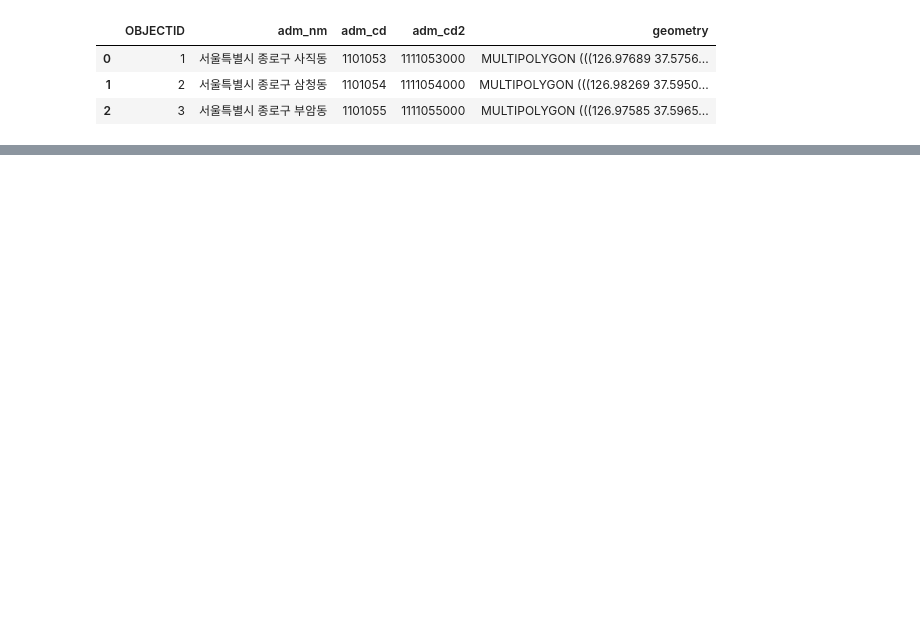
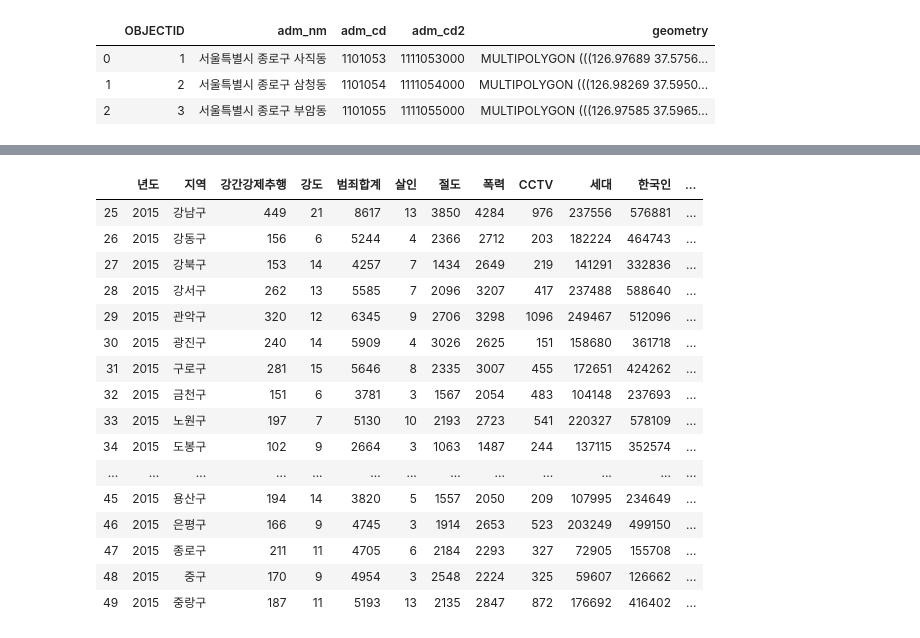
Before and after one commit to madfalc0n/Image-analysis-and-develope, a Jupyter notebook: project/main/sandbox.ipynb, the cells around one changed output, grey strips where cells are left out. Cells and saved outputs as stored; diff of their text form; code cells hidden in the pictures; blank space fills up the shorter version.

```diff
--- a/project/main/sandbox.ipynb
+++ b/project/main/sandbox.ipynb
@@ -27,3 +25,6 @@ df.head(3)
 | 0 | 1 | 서울특별시 종로구 사직동 | 1101053 | 1111053000 | MULTIPOLYGON (((126.97689 37.5756... |
 | 1 | 2 | 서울특별시 종로구 삼청동 | 1101054 | 1111054000 | MULTIPOLYGON (((126.98269 37.5950... |
 | 2 | 3 | 서울특별시 종로구 부암동 | 1101055 | 1111055000 | MULTIPOLYGON (((126.97585 37.5965... |
+# %%
+seoul_crime_df = pd.read_csv('./data/20191227_seoul_crime_sum.csv', encoding='utf-8')
+seoul_crime_df
@@ -102,0 +115,26 @@ df.to_file("./data/seoul_hangjeong.geojson", driver="GeoJSON")
+# %%
+seout_2014 = seoul_crime_df[seoul_crime_df['년도'] == 2014]
+seout_2015 = seoul_crime_df[seoul_crime_df['년도'] == 2015]
+seout_2016 = seoul_crime_df[seoul_crime_df['년도'] == 2016]
+seout_2017 = seoul_crime_df[seoul_crime_df['년도'] == 2017]
+seout_2018 = seoul_crime_df[seoul_crime_df['년도'] == 2018]
+# %%
+seout_2015
+# %% [output]
+|  | 년도 | 지역 | 강간강제추행 | 강도 | 범죄합계 | 살인 | 절도 | 폭력 | CCTV | 세대 | 한국인 | ... |
+| 25 | 2015 | 강남구 | 449 | 21 | 8617 | 13 | 3850 | 4284 | 976 | 237556 | 576881 | ... |
+| 26 | 2015 | 강동구 | 156 | 6 | 5244 | 4 | 2366 | 2712 | 203 | 182224 | 464743 | ... |
+| 27 | 2015 | 강북구 | 153 | 14 | 4257 | 7 | 1434 | 2649 | 219 | 141291 | 332836 | ... |
+| 28 | 2015 | 강서구 | 262 | 13 | 5585 | 7 | 2096 | 3207 | 417 | 237488 | 588640 | ... |
+| 29 | 2015 | 관악구 | 320 | 12 | 6345 | 9 | 2706 | 3298 | 1096 | 249467 | 512096 | ... |
+| 30 | 2015 | 광진구 | 240 | 14 | 5909 | 4 | 3026 | 2625 | 151 | 158680 | 361718 | ... |
+| 31 | 2015 | 구로구 | 281 | 15 | 5646 | 8 | 2335 | 3007 | 455 | 172651 | 424262 | ... |
+| 32 | 2015 | 금천구 | 151 | 6 | 3781 | 3 | 1567 | 2054 | 483 | 104148 | 237693 | ... |
+| 33 | 2015 | 노원구 | 197 | 7 | 5130 | 10 | 2193 | 2723 | 541 | 220327 | 578109 | ... |
+| 34 | 2015 | 도봉구 | 102 | 9 | 2664 | 3 | 1063 | 1487 | 244 | 137115 | 352574 | ... |
+| ... | ... | ... | ... | ... | ... | ... | ... | ... | ... | ... | ... | ... |
+| 45 | 2015 | 용산구 | 194 | 14 | 3820 | 5 | 1557 | 2050 | 209 | 107995 | 234649 | ... |
+| 46 | 2015 | 은평구 | 166 | 9 | 4745 | 3 | 1914 | 2653 | 523 | 203249 | 499150 | ... |
+| 47 | 2015 | 종로구 | 211 | 11 | 4705 | 6 | 2184 | 2293 | 327 | 72905 | 155708 | ... |
+| 48 | 2015 | 중구 | 170 | 9 | 4954 | 3 | 2548 | 2224 | 325 | 59607 | 126662 | ... |
+| 49 | 2015 | 중랑구 | 187 | 11 | 5193 | 13 | 2135 | 2847 | 872 | 176692 | 416402 | ... |
```
Also changed, not shown: parts of 17 cells of this notebook, 34 other files.
